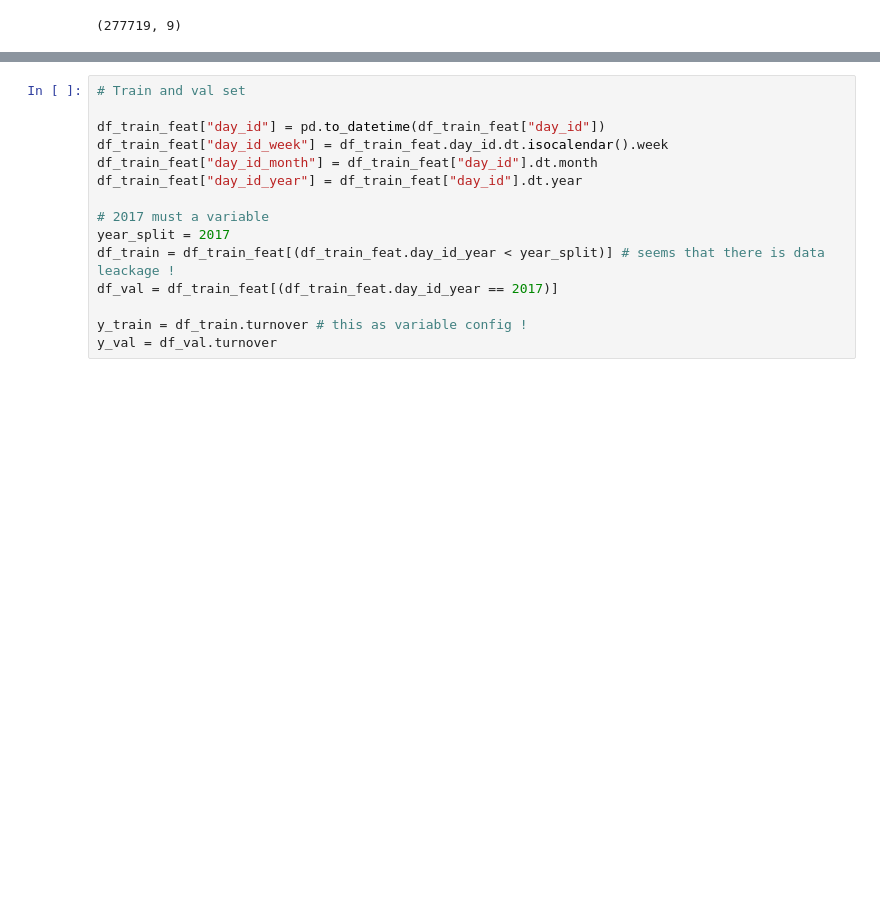
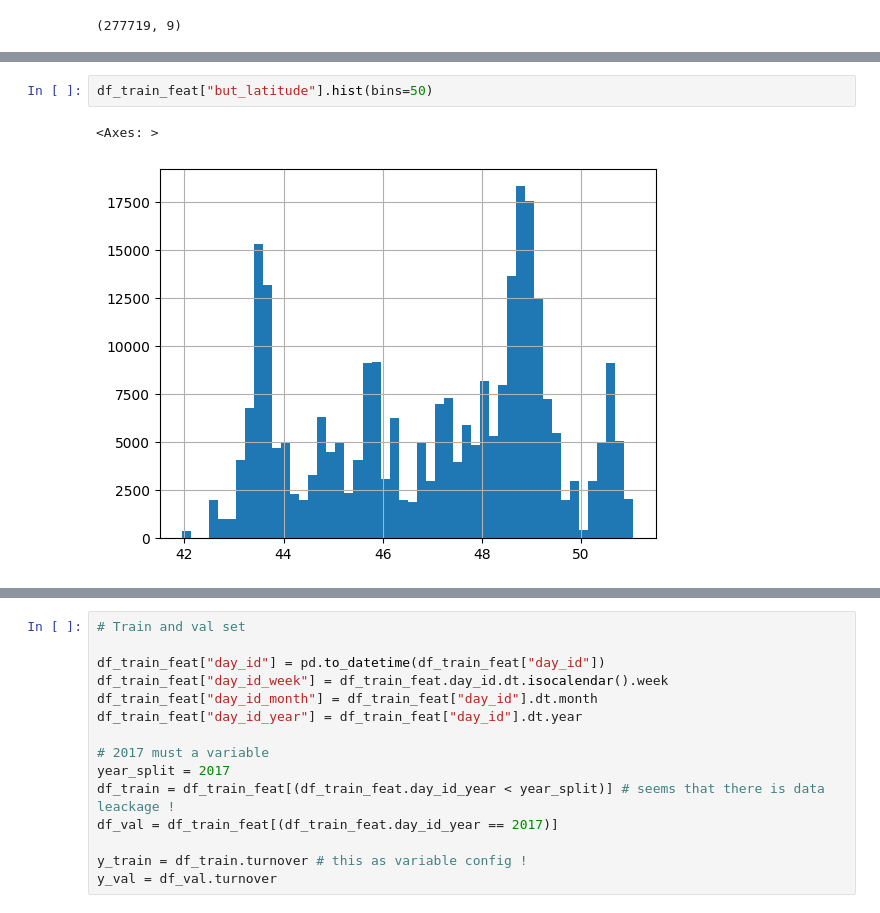
Before and after one commit to miguelmayhem92/mle_decathlon, a Jupyter notebook: modules/eda/turnover_modeling.ipynb, the cells around one changed output, grey strips where cells are left out. Saved outputs shown, nothing was run; the diff lists cells and outputs as text; blank space fills up the shorter version.

```diff
--- a/modules/eda/turnover_modeling.ipynb
+++ b/modules/eda/turnover_modeling.ipynb
@@ -49,0 +100,5 @@ df_train_feat.shape
+# %%
+df_train_feat["but_latitude"].hist(bins=50)
+# %% [output]
+<Axes: >
+[figure, added]
```
Also changed, not shown: parts of 8 cells of this notebook, 1 other file.
